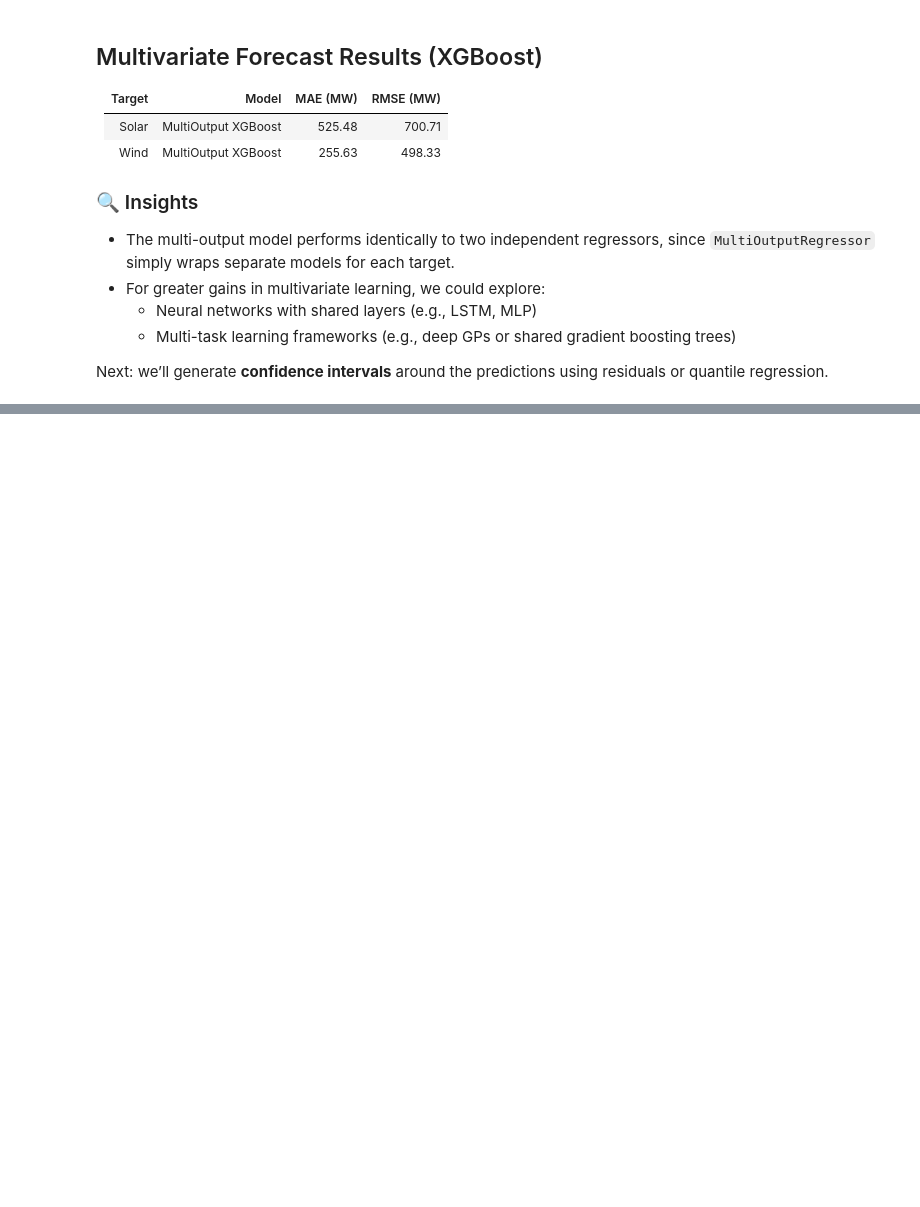
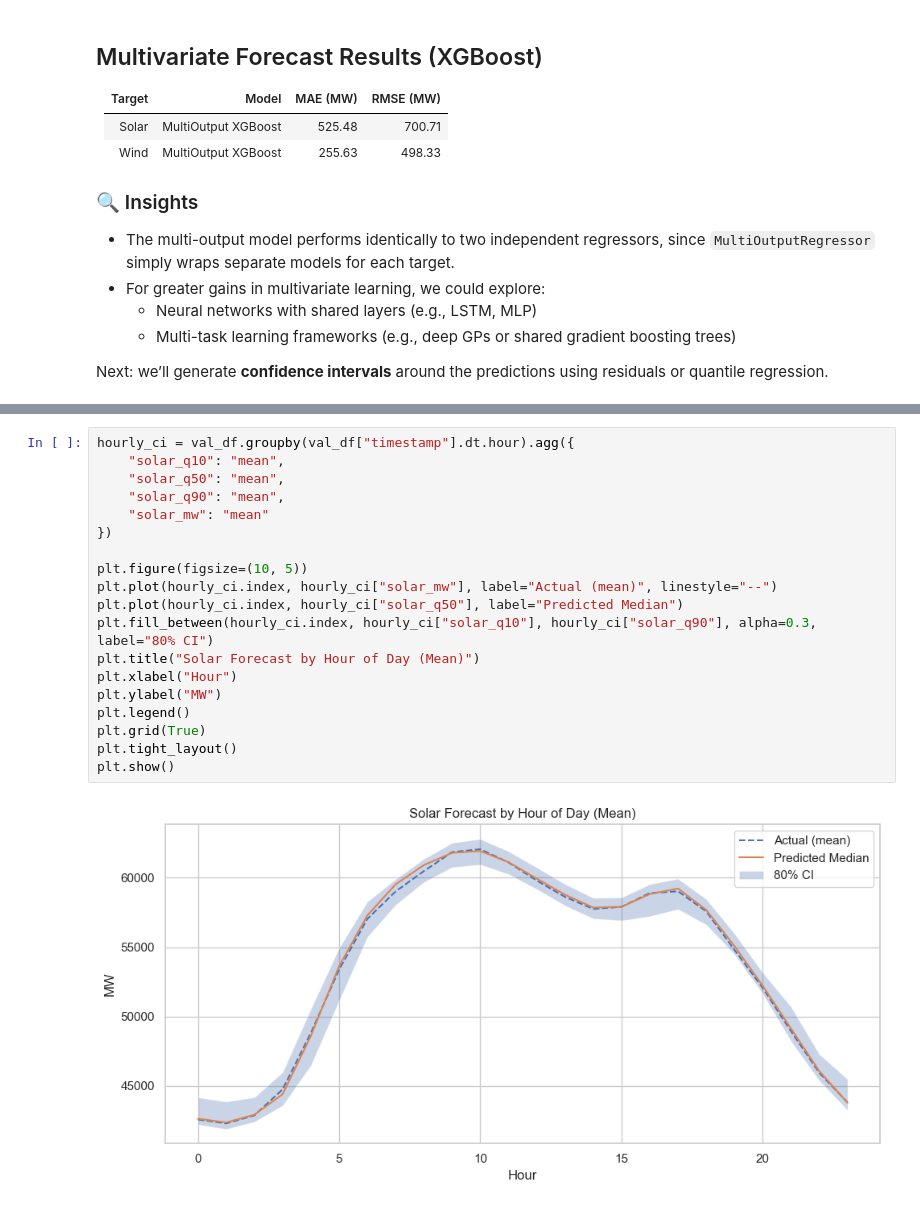
Before and after one commit to DiogoRibeiro7/showcase-lab, a Jupyter notebook: energy/renewable_power_forecasting/renewable_power_forecasting.ipynb, the cells around one changed output, grey strips where cells are left out. Drawn from its saved outputs; the diff is of its cells as text; blank space fills up the shorter version.

```diff
--- a/energy/renewable_power_forecasting/renewable_power_forecasting.ipynb
+++ b/energy/renewable_power_forecasting/renewable_power_forecasting.ipynb
@@ -753,0 +862,21 @@ Next: we’ll generate **confidence intervals** around the predictions using res
+# %%
+hourly_ci = val_df.groupby(val_df["timestamp"].dt.hour).agg({
+    "solar_q10": "mean",
+    "solar_q50": "mean",
+    "solar_q90": "mean",
+    "solar_mw": "mean"
+})
+
+plt.figure(figsize=(10, 5))
+plt.plot(hourly_ci.index, hourly_ci["solar_mw"], label="Actual (mean)", linestyle="--")
+plt.plot(hourly_ci.index, hourly_ci["solar_q50"], label="Predicted Median")
+plt.fill_between(hourly_ci.index, hourly_ci["solar_q10"], hourly_ci["solar_q90"], alpha=0.3, label="80% CI")
+plt.title("Solar Forecast by Hour of Day (Mean)")
+plt.xlabel("Hour")
+plt.ylabel("MW")
+plt.legend()
+plt.grid(True)
+plt.tight_layout()
+plt.show()
+# %% [output]
+[figure, added]
```
Also changed, not shown: parts of 12 cells of this notebook.
